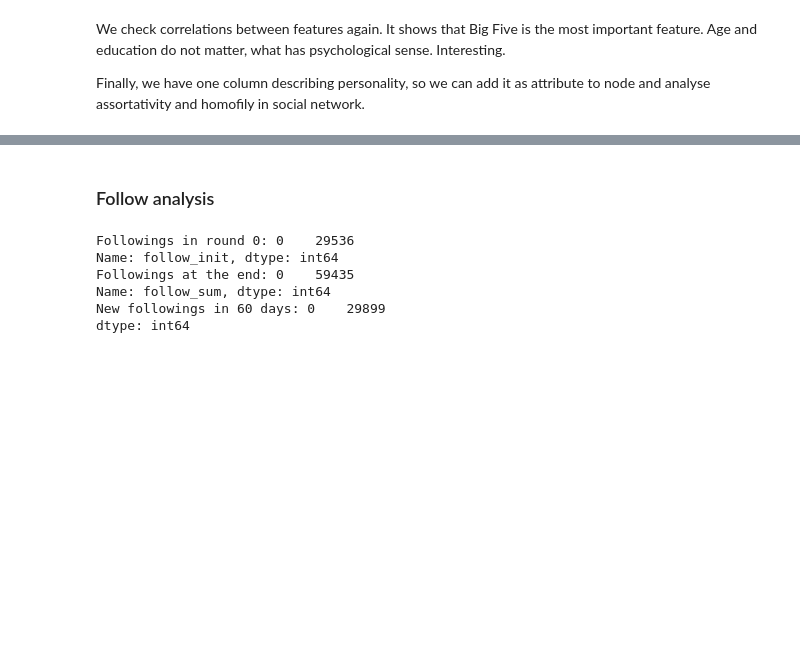
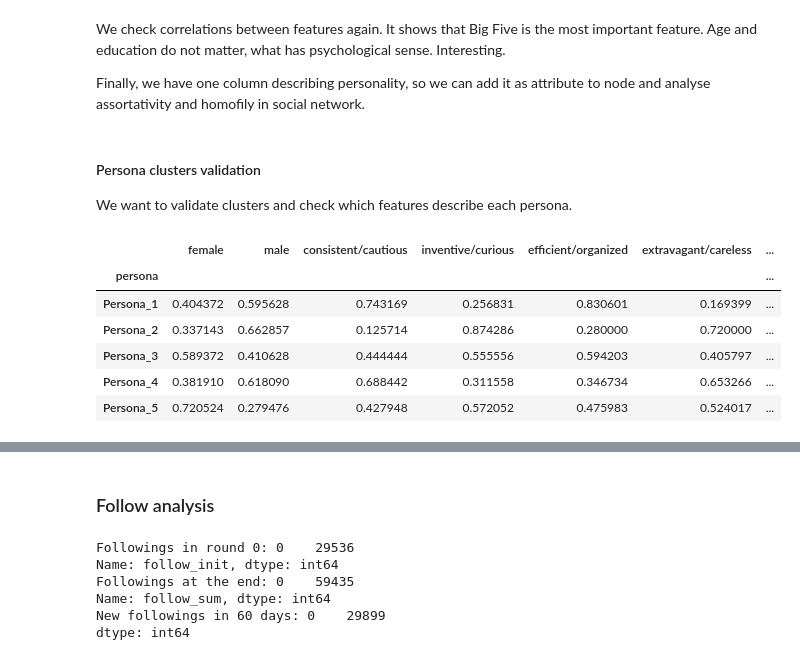
Before and after one commit to MagdalenaWilk/Personality-Driven_Behaviour_in_Synthetic_Social_Networks, a Jupyter notebook: analysis_1.ipynb, the cells around one changed output, grey strips where cells are left out. Cells and saved outputs as stored; diff of their text form; code cells hidden in the pictures; blank space fills up the shorter version.

```diff
--- a/analysis_1.ipynb
+++ b/analysis_1.ipynb
@@ -810,3 +809,32 @@ cvmatrix = cramers_v_matrix(features_df, label="Persona")
 We check correlations between features again. It shows that Big Five is the most important feature. Age and education do not matter, what has psychological sense. Interesting.
 
 Finally, we have one column describing personality, so we can add it as attribute to node and analyse assortativity and homofily in social network.
+# %% [markdown]
+#### Persona clusters validation
+
+We want to validate clusters and check which features describe each persona.
+# %%
+gender = pd.crosstab(personae['persona'], personae['gender'], normalize='index')
+openness = pd.crosstab(personae['persona'], personae['openness'], normalize='index')
+conscientiousness = pd.crosstab(personae['persona'], personae['conscientiousness'], normalize='index')
+extroversion = pd.crosstab(personae['persona'], personae['extroversion'], normalize='index')
+agreeableness = pd.crosstab(personae['persona'], personae['agreeableness'], normalize='index')
+neuroticism = pd.crosstab(personae['persona'], personae['neuroticism'], normalize='index')
+leaning = pd.crosstab(personae['persona'], personae['leaning'], normalize='index')
+
+persona_description = (gender.join(openness, on=['persona']).
+                       join(conscientiousness, on=['persona']).
+                       join(extroversion, on=['persona']).
+                       join(agreeableness, on=['persona']).
+                       join(neuroticism, on=['persona']).
+                       join(leaning, on=['persona']))
+
+persona_description
+# %% [output]
+|  | female | male | consistent/cautious | inventive/curious | efficient/organized | extravagant/careless | ... |
+| persona |  |  |  |  |  |  | ... |
+| Persona_1 | 0.404372 | 0.595628 | 0.743169 | 0.256831 | 0.830601 | 0.169399 | ... |
+| Persona_2 | 0.337143 | 0.662857 | 0.125714 | 0.874286 | 0.280000 | 0.720000 | ... |
+| Persona_3 | 0.589372 | 0.410628 | 0.444444 | 0.555556 | 0.594203 | 0.405797 | ... |
+| Persona_4 | 0.381910 | 0.618090 | 0.688442 | 0.311558 | 0.346734 | 0.653266 | ... |
+| Persona_5 | 0.720524 | 0.279476 | 0.427948 | 0.572052 | 0.475983 | 0.524017 | ... |
```
Also changed, not shown: parts of 28 cells of this notebook, 1 other file.
